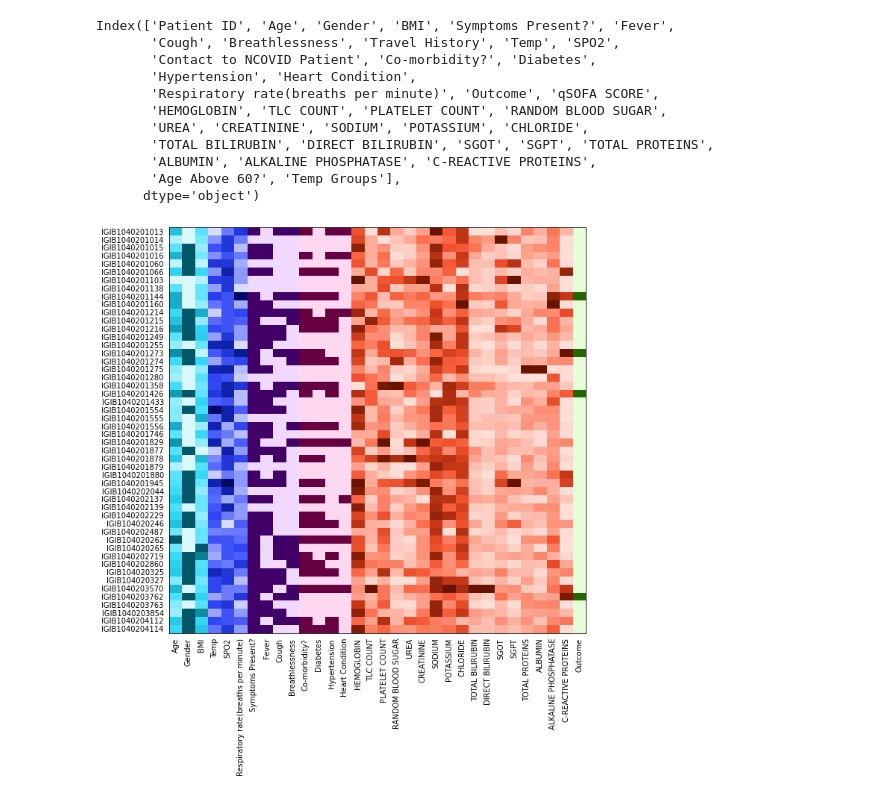
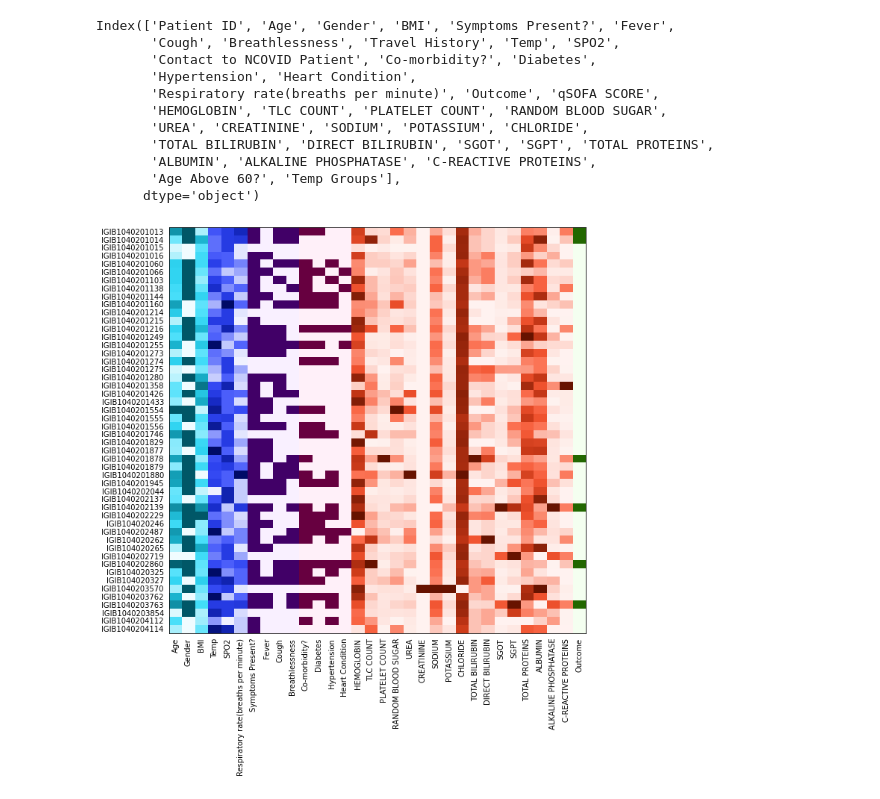
Before and after one commit to pandeyanuradha/Importance-of-SARS-CoV-2-Genomic-Surveillance-Mutations-and-Risk-Stratification, a Jupyter notebook: notebooks/FeatureIdentification.ipynb, the cells around one changed output. Drawn from its saved outputs; the diff is of its cells as text; code cells hidden in the pictures.

```diff
--- a/notebooks/FeatureIdentification.ipynb
+++ b/notebooks/FeatureIdentification.ipynb
@@ -1080,7 +1081,7 @@ from matplotlib.gridspec import GridSpec
 def get_hsvcmap(i, N, rot=0.):
     nsc = 24
     chsv = mcolors.rgb_to_hsv(plt.cm.hsv(((np.arange(N)/N)+rot) % 1.)[i,:3])
-    rhsv = mcolors.rgb_to_hsv(plt.cm.Reds(np.linspace(.1,1,nsc))[:,:3])
+    rhsv = mcolors.rgb_to_hsv(plt.cm.Reds(np.linspace(0,1,nsc))[:,:3])
     arhsv = np.tile(chsv,nsc).reshape(nsc,3)
     arhsv[:,1:] = rhsv[:,1:]
     rgb = mcolors.hsv_to_rgb(arhsv)
@@ -1109,34 +1110,37 @@ def columnwise_heatmap(array, ax=None, **kw):
     return images
 
 
 ### Plot data
 
 df1 = df[['Age', 'Gender', 'BMI', 'Temp', 'SPO2', 'Respiratory rate(breaths per minute)','Symptoms Present?', 'Fever',
        'Cough', 'Breathlessness','Co-morbidity?', 'Diabetes',
        'Hypertension', 'Heart Condition', 'HEMOGLOBIN', 'TLC COUNT', 'PLATELET COUNT', 'RANDOM BLOOD SUGAR',
        'UREA', 'CREATININE', 'SODIUM', 'POTASSIUM', 'CHLORIDE',
        'TOTAL BILIRUBIN', 'DIRECT BILIRUBIN', 'SGOT', 'SGPT', 'TOTAL PROTEINS',
        'ALBUMIN', 'ALKALINE PHOSPHATASE', 'C-REACTIVE PROTEINS','Outcome']].sample(frac=1)
 
 cols = df1.columns
 fig, ax = plt.subplots(figsize=(10,10))
 
 # sns.heatmap(pd.DataFrame(data,df['Patient ID']).head(50),ax=ax,cmap='Reds',vmax=1,cbar=False)
 
 
 
 
 # fig, ax = plt.subplots(figsize=(10,10))
 
 ims = columnwise_heatmap(df1.head(50).values, ax=ax, aspect="auto")
 ax.set_xticklabels(cols,rotation='vertical')
 ax.set(xticks=np.arange(len(cols)), yticks=np.arange(50),
        xticklabels=cols, yticklabels=df['Patient ID'].head(50))
 ax.tick_params(bottom=False, top=False,
                labelbottom=True, labeltop=False, left=False)
+#     cax.set_title(df.columns[i], fontsize=10)
+
+plt.show()
 # ax.set_xticks(np.arange(33))
 # %% [output]
-[figure, old version]
+[figure, new version]
 # %%
 sns.kdeplot(white_wine['sulphates'], white_wine['alcohol'],
                   cmap="YlOrBr", shade=True, shade_lowest=False)
```
Also changed, not shown: parts of 3 cells of this notebook, 2 other files.
